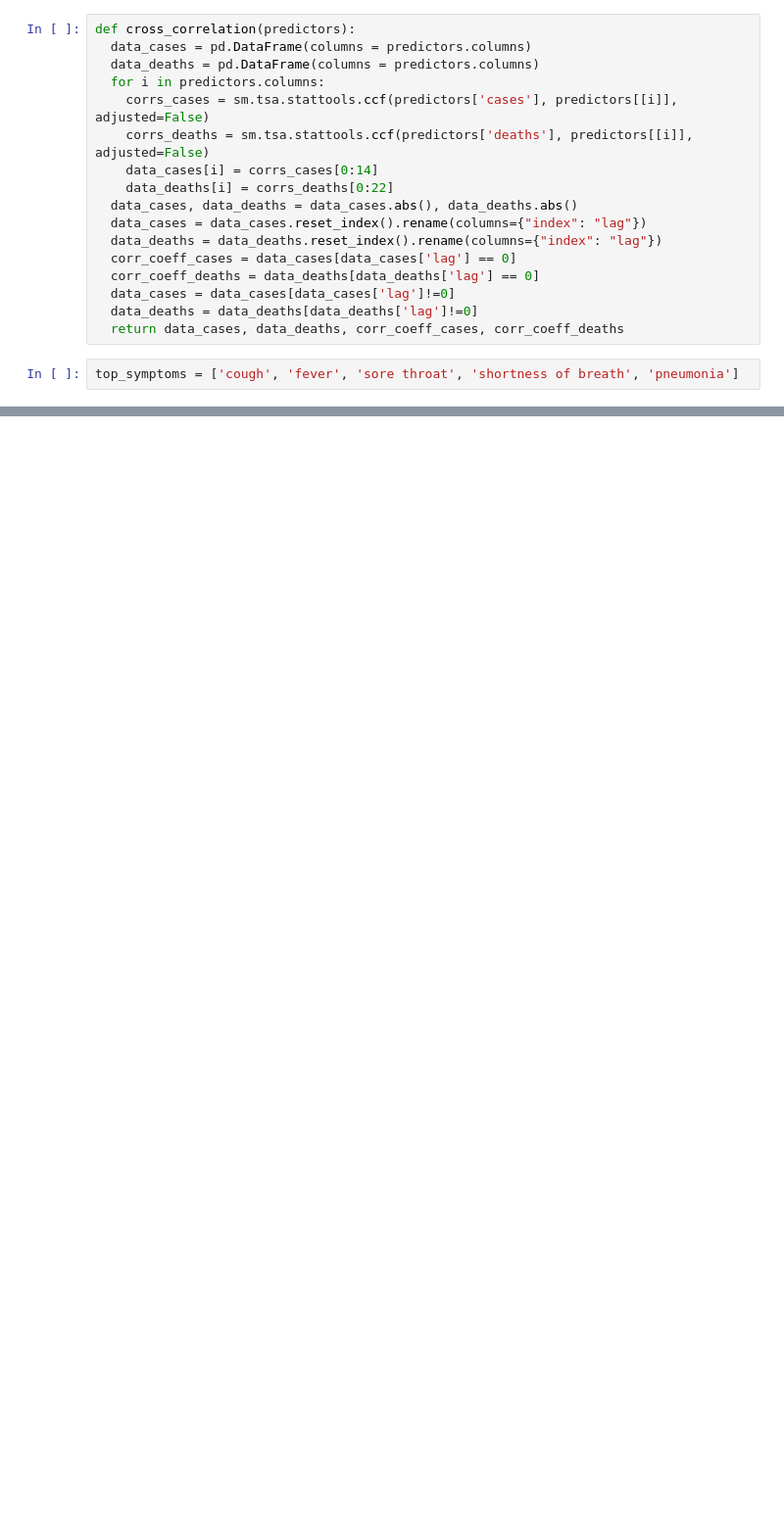
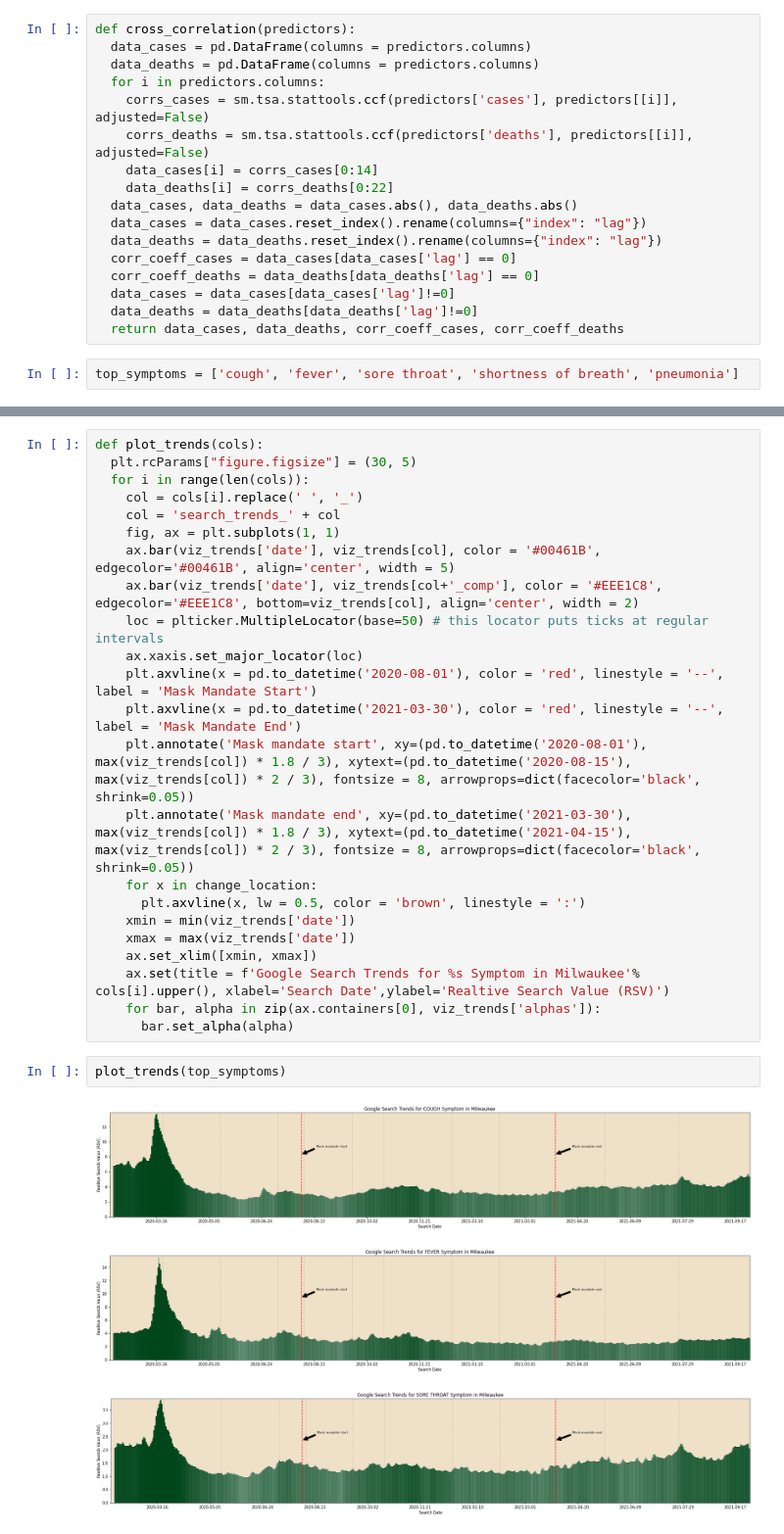
Before and after one commit to TharunKumarReddy5/data-512-project, a Jupyter notebook: DATA 512 Project.ipynb, the cells around one changed output, grey strips where cells are left out. Shown at 98% size. Drawn from its saved outputs; the diff is of its cells as text; blank space fills up the shorter version.

Commit message:
Updated the Diagrams

```diff
--- a/DATA 512 Project.ipynb
+++ b/DATA 512 Project.ipynb
@@ -142,0 +146,29 @@ top_symptoms = ['cough', 'fever', 'sore throat', 'shortness of breath', 'pneumon
+# %%
+def plot_trends(cols):
+  plt.rcParams["figure.figsize"] = (30, 5)
+  for i in range(len(cols)):
+    col = cols[i].replace(' ', '_')
+    col = 'search_trends_' + col
+    fig, ax = plt.subplots(1, 1)
+    ax.bar(viz_trends['date'], viz_trends[col], color = '#00461B', edgecolor='#00461B', align='center', width = 5)
+    ax.bar(viz_trends['date'], viz_trends[col+'_comp'], color = '#EEE1C8', edgecolor='#EEE1C8', bottom=viz_trends[col], align='center', width = 2)
+    loc = plticker.MultipleLocator(base=50) # this locator puts ticks at regular intervals
+    ax.xaxis.set_major_locator(loc)
+    plt.axvline(x = pd.to_datetime('2020-08-01'), color = 'red', linestyle = '--', label = 'Mask Mandate Start')
+    plt.axvline(x = pd.to_datetime('2021-03-30'), color = 'red', linestyle = '--', label = 'Mask Mandate End')
+    plt.annotate('Mask mandate start', xy=(pd.to_datetime('2020-08-01'), max(viz_trends[col]) * 1.8 / 3), xytext=(pd.to_datetime('2020-08-15'), max(viz_trends[col]) * 2 / 3), fontsize = 8, arrowprops=dict(facecolor='black', shrink=0.05))
+    plt.annotate('Mask mandate end', xy=(pd.to_datetime('2021-03-30'), max(viz_trends[col]) * 1.8 / 3), xytext=(pd.to_datetime('2021-04-15'), max(viz_trends[col]) * 2 / 3), fontsize = 8, arrowprops=dict(facecolor='black', shrink=0.05))
+    for x in change_location:
+      plt.axvline(x, lw = 0.5, color = 'brown', linestyle = ':')
+    xmin = min(viz_trends['date'])
+    xmax = max(viz_trends['date'])
+    ax.set_xlim([xmin, xmax])
+    ax.set(title = f'Google Search Trends for %s Symptom in Milwaukee'% cols[i].upper(), xlabel='Search Date',ylabel='Realtive Search Value (RSV)')
+    for bar, alpha in zip(ax.containers[0], viz_trends['alphas']):
+      bar.set_alpha(alpha)
+# %%
+plot_trends(top_symptoms)
+# %% [output]
+[figure, added]
+[figure, added]
+[figure, added]
```
Also changed, not shown: parts of 26 cells of this notebook, 26 other files.
